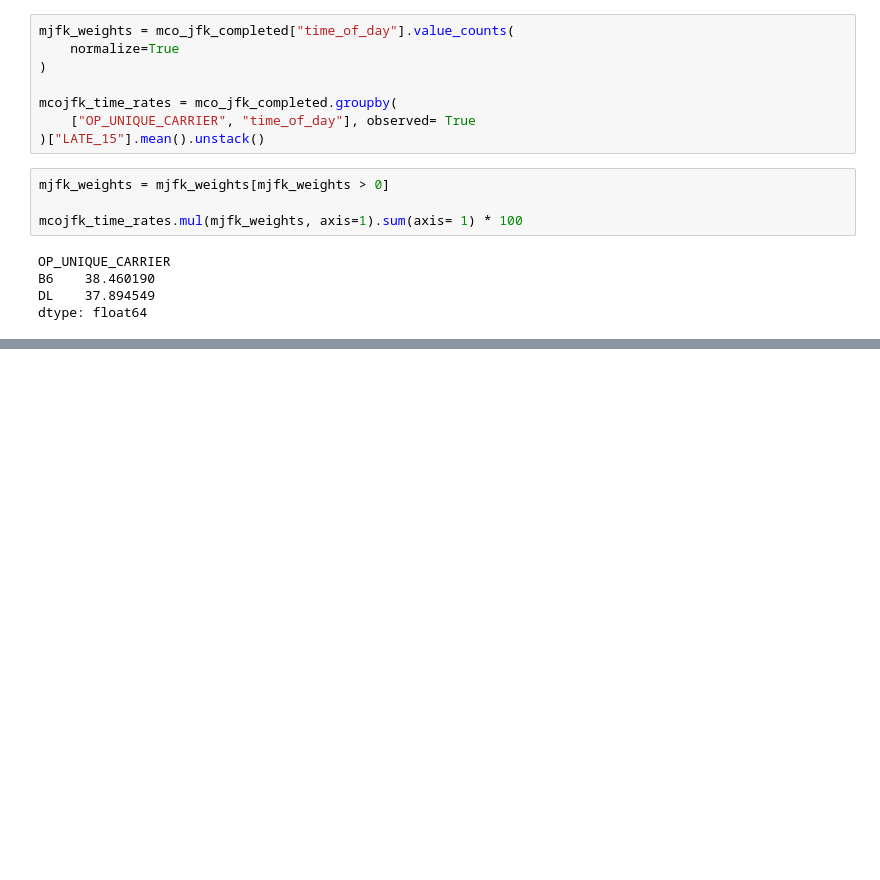
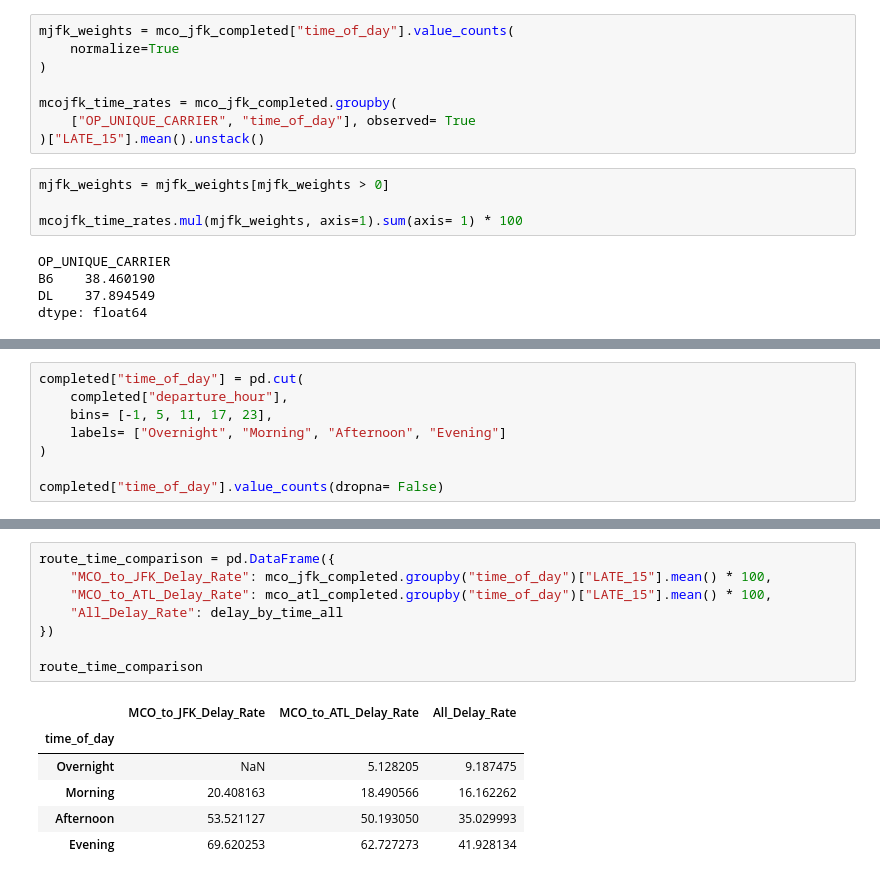
Before and after one commit to denibeni31/airline-value-analysis, a Jupyter notebook: pynotebooks/flight_analysis.ipynb, the cells around one changed output, grey strips where cells are left out. Drawn from its saved outputs; the diff is of its cells as text; blank space fills up the shorter version.

```diff
--- a/pynotebooks/flight_analysis.ipynb
+++ b/pynotebooks/flight_analysis.ipynb
@@ -514,0 +461,8 @@ dtype: float64
+# %%
+completed["time_of_day"] = pd.cut(
+    completed["departure_hour"],
+    bins= [-1, 5, 11, 17, 23],
+    labels= ["Overnight", "Morning", "Afternoon", "Evening"]
+)
+
+completed["time_of_day"].value_counts(dropna= False)
@@ -514,0 +528,15 @@ dtype: float64
+# %%
+route_time_comparison = pd.DataFrame({
+    "MCO_to_JFK_Delay_Rate": mco_jfk_completed.groupby("time_of_day")["LATE_15"].mean() * 100,
+    "MCO_to_ATL_Delay_Rate": mco_atl_completed.groupby("time_of_day")["LATE_15"].mean() * 100,
+    "All_Delay_Rate": delay_by_time_all
+})
+
+route_time_comparison
+# %% [output]
+|  | MCO_to_JFK_Delay_Rate | MCO_to_ATL_Delay_Rate | All_Delay_Rate |
+| time_of_day |  |  |  |
+| Overnight | NaN | 5.128205 | 9.187475 |
+| Morning | 20.408163 | 18.490566 | 16.162262 |
+| Afternoon | 53.521127 | 50.193050 | 35.029993 |
+| Evening | 69.620253 | 62.727273 | 41.928134 |
```
Also changed, not shown: parts of 10 cells of this notebook.
